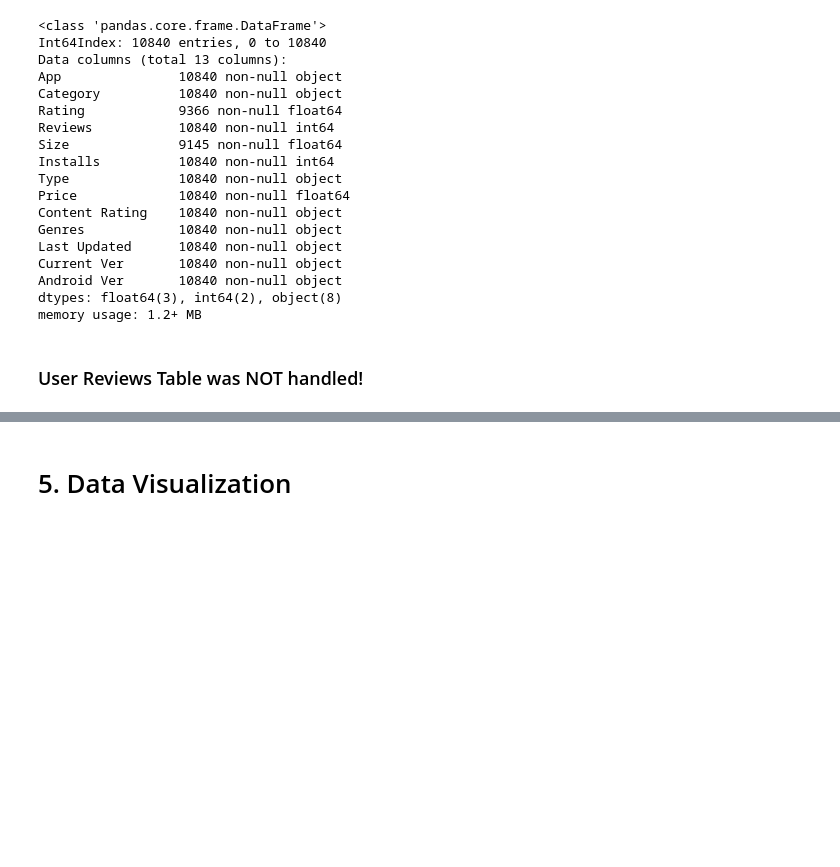
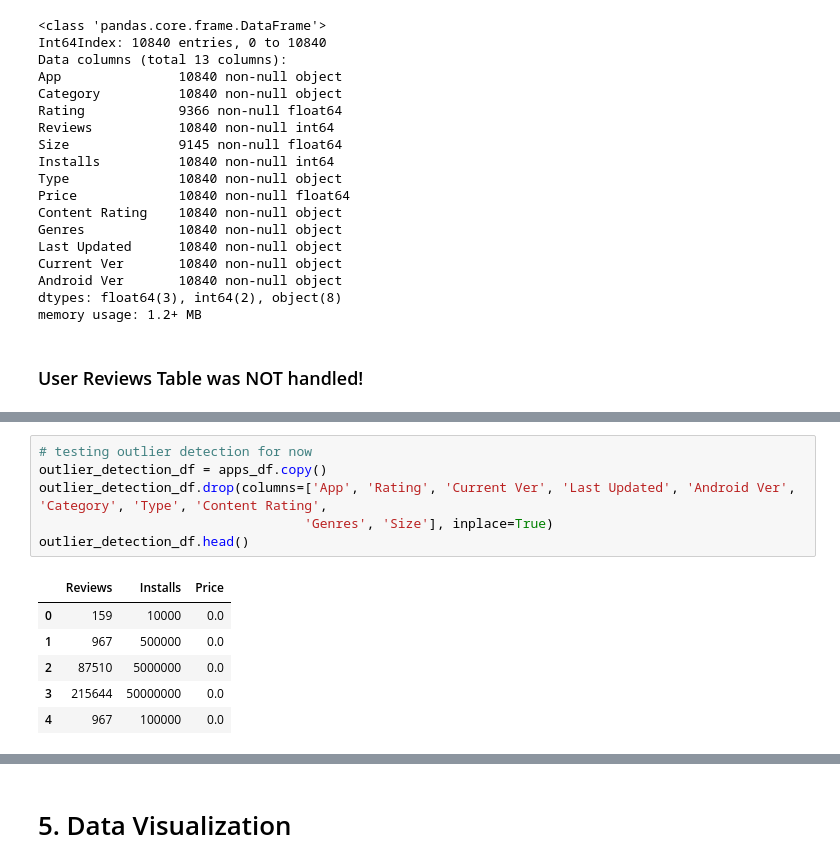
Before and after one commit to Logician724/play-store-analysis, a Jupyter notebook: notebook.ipynb, the cells around one changed output, grey strips where cells are left out. Drawn from its saved outputs; the diff is of its cells as text; blank space fills up the shorter version.

Commit message:
feat: add outlier detection code.

```diff
--- a/notebook.ipynb
+++ b/notebook.ipynb
@@ -277,0 +333,13 @@ memory usage: 1.2+ MB
+# %%
+# testing outlier detection for now
+outlier_detection_df = apps_df.copy()
+outlier_detection_df.drop(columns=['App', 'Rating', 'Current Ver', 'Last Updated', 'Android Ver', 'Category', 'Type', 'Content Rating',
+                                  'Genres', 'Size'], inplace=True)
+outlier_detection_df.head()
+# %% [output]
+|  | Reviews | Installs | Price |
+| 0 | 159 | 10000 | 0.0 |
+| 1 | 967 | 500000 | 0.0 |
+| 2 | 87510 | 5000000 | 0.0 |
+| 3 | 215644 | 50000000 | 0.0 |
+| 4 | 967 | 100000 | 0.0 |
```
Also changed, not shown: parts of 6 cells of this notebook.
